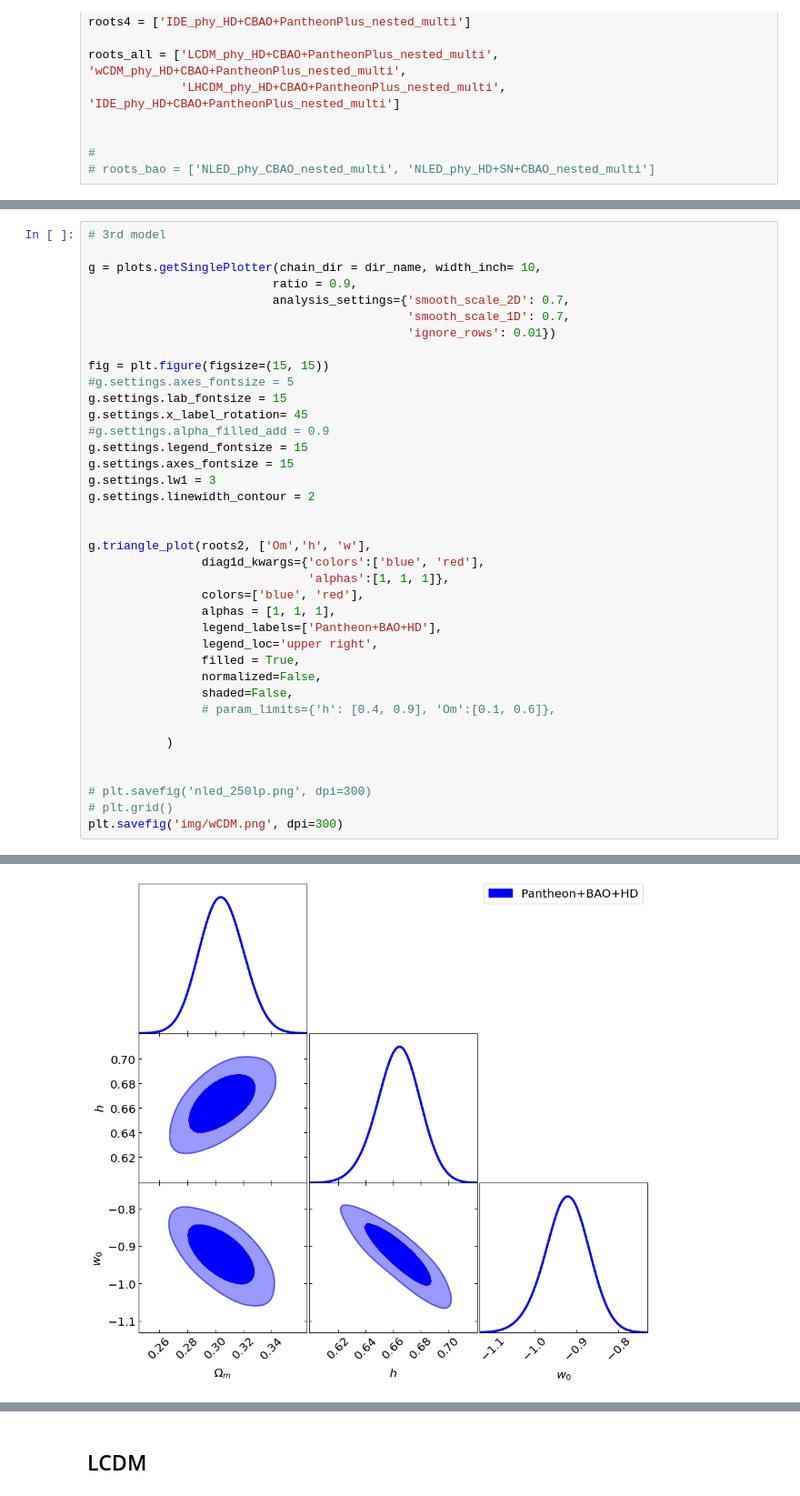
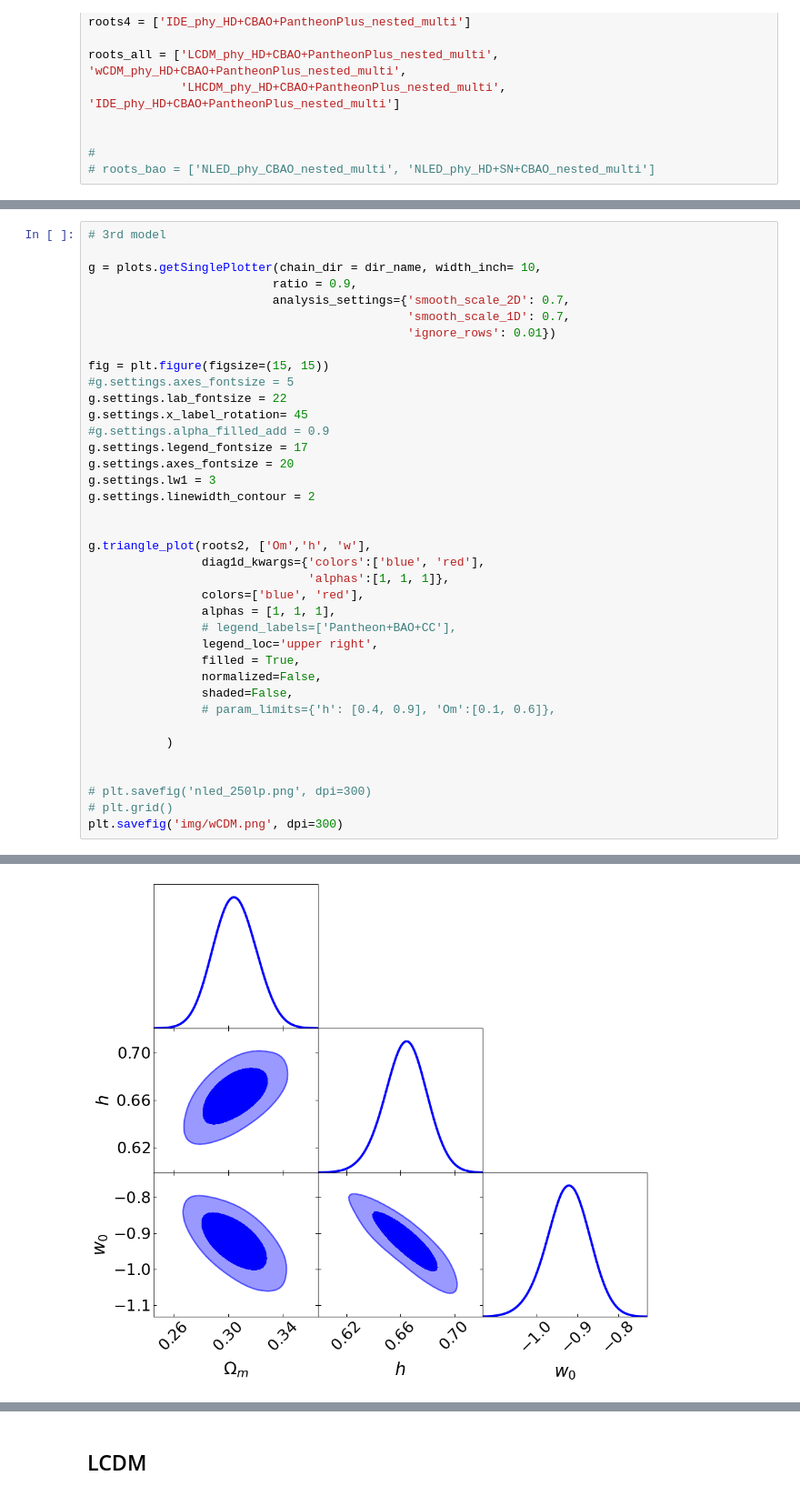
Before and after one commit to igomezv/cosmo_tools, a Jupyter notebook: models/equivalentDE/posteriors_de.ipynb, the cells around one changed output, grey strips where cells are left out. Shown at 91% size. Drawn from its saved outputs; the diff is of its cells as text.

Commit message:
update labels

```diff
--- a/models/equivalentDE/posteriors_de.ipynb
+++ b/models/equivalentDE/posteriors_de.ipynb
@@ -178,38 +172,38 @@ g = plots.getSinglePlotter(chain_dir = dir_name, width_inch= 10,
                                              'ignore_rows': 0.01})
 
 fig = plt.figure(figsize=(15, 15))
 #g.settings.axes_fontsize = 5
-g.settings.lab_fontsize = 15
+g.settings.lab_fontsize = 22
 g.settings.x_label_rotation= 45
 #g.settings.alpha_filled_add = 0.9
-g.settings.legend_fontsize = 15
-g.settings.axes_fontsize = 15
+g.settings.legend_fontsize = 17
+g.settings.axes_fontsize = 20
 g.settings.lw1 = 3
 g.settings.linewidth_contour = 2
 
 
 g.triangle_plot(roots2, ['Om','h', 'w'],
                 diag1d_kwargs={'colors':['blue', 'red'],
                                'alphas':[1, 1, 1]},
                 colors=['blue', 'red'],
                 alphas = [1, 1, 1],
-                legend_labels=['Pantheon+BAO+HD'],
+                # legend_labels=['Pantheon+BAO+CC'],
                 legend_loc='upper right',
                 filled = True,
                 normalized=False,
                 shaded=False,
                 # param_limits={'h': [0.4, 0.9], 'Om':[0.1, 0.6]},
 
            )
 
 
 # plt.savefig('nled_250lp.png', dpi=300)
 # plt.grid()
 plt.savefig('img/wCDM.png', dpi=300)
 # %% [output]
 <Figure size 1000x900 with 0 Axes>
 <Figure size 1500x1500 with 0 Axes>
-[figure, old version]
+[figure, new version]
 # %%
 plt.figure(figsize=(12, 10), dpi=200)
 
```
Also changed, not shown: parts of 4 cells of this notebook.
